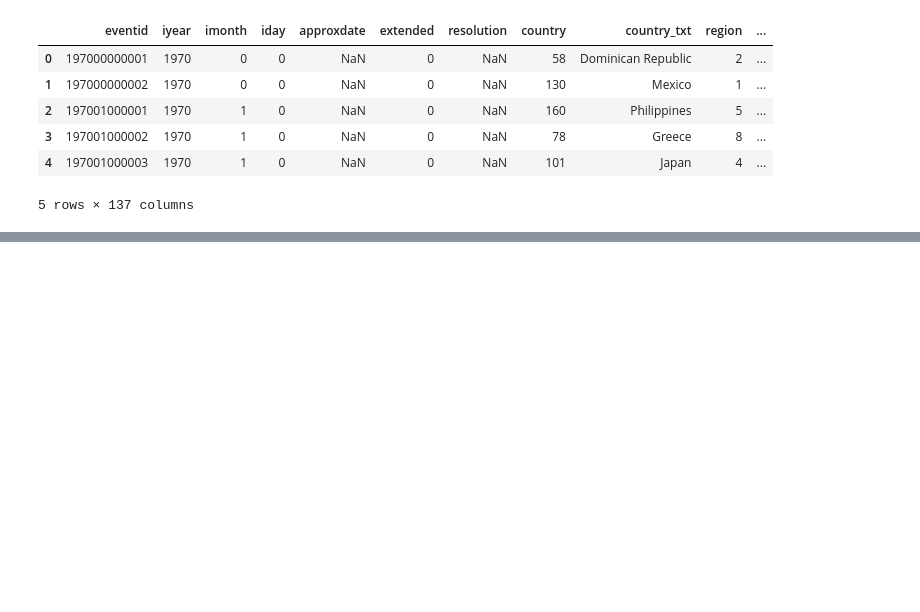
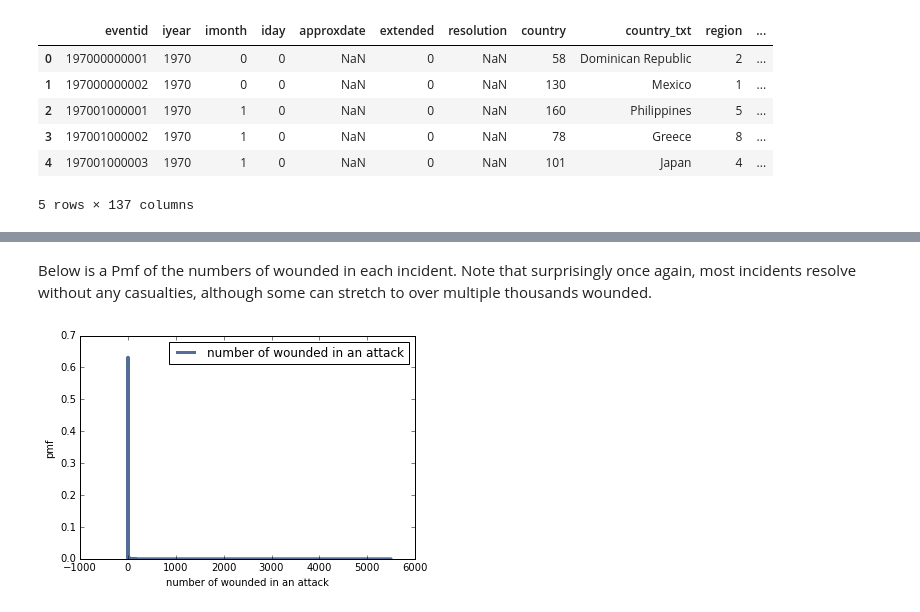
Before and after one commit to kzhang8850/ThinkStats2, a Jupyter notebook: code/report2.ipynb, the cells around one changed output, grey strips where cells are left out. Drawn from its saved outputs; the diff is of its cells as text; code cells hidden in the pictures; blank space fills up the shorter version.

```diff
--- a/code/report2.ipynb
+++ b/code/report2.ipynb
@@ -47,0 +127,6 @@ thinkplot.Config(xlabel="country id",
+# %% [markdown]
+Below is a Pmf of the numbers of wounded in each incident. Note that surprisingly once again, most incidents resolve without any casualties, although some can stretch to over multiple thousands wounded.
+# %%
+make_and_plot_pmf(terrorism.wounded, "number of wounded in an attack")
+# %% [output]
+[figure, added]
```
Also changed, not shown: parts of 36 cells of this notebook, 1 other file.
